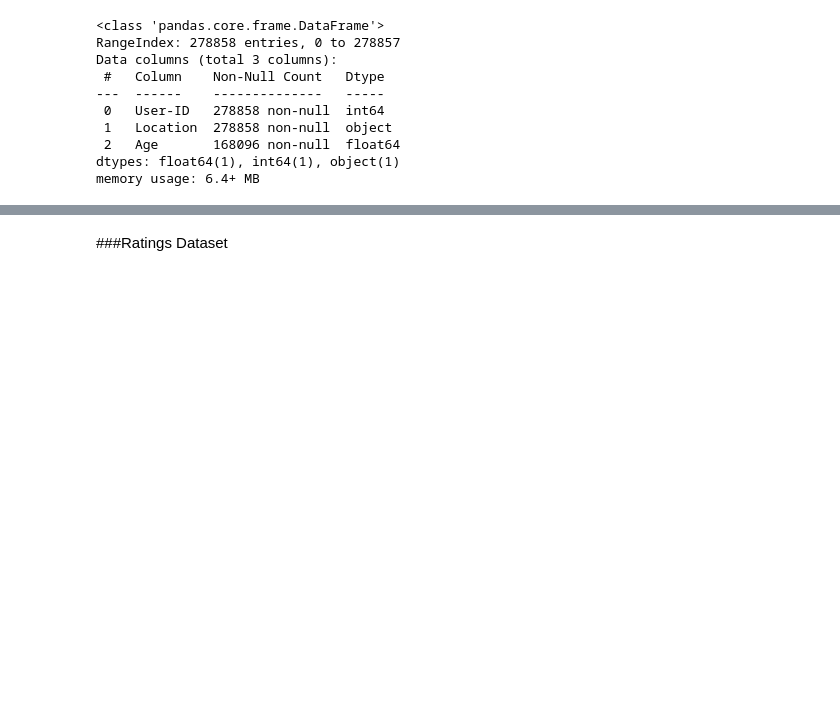
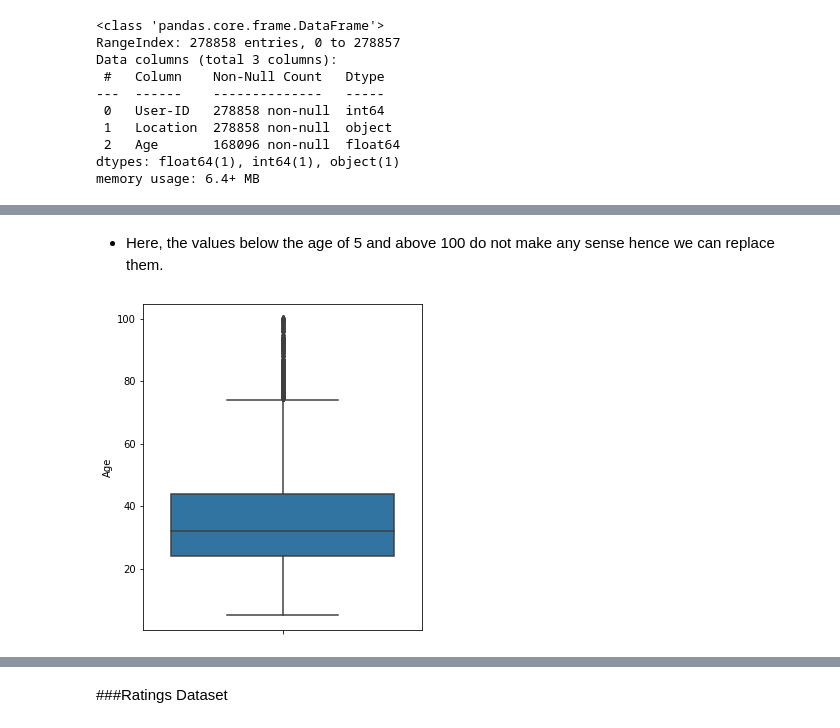
Before and after one commit to Aehteshaam-Shaikh/Book-Recommendation-System, a Jupyter notebook: Book_Recommendation_System.ipynb, the cells around one changed output, grey strips where cells are left out. Cells and saved outputs as stored; diff of their text form; code cells hidden in the pictures; blank space fills up the shorter version.

```diff
--- a/Book_Recommendation_System.ipynb
+++ b/Book_Recommendation_System.ipynb
@@ -249,0 +271,10 @@ memory usage: 6.4+ MB
+# %% [markdown]
+* Here, the values below the age of 5 and above 100 do not make any sense hence we can replace them.
+# %%
+users_df.loc[(users_df['Age']<5) | (users_df['Age']>100), 'Age'] = np.NAN
+# %%
+# Checking for Outliers in Age column
+plt.figure(figsize=(5,6))
+sns.boxplot(y=users_df['Age']);
+# %% [output]
+[figure, added]
```
Also changed, not shown: parts of 25 cells of this notebook.
